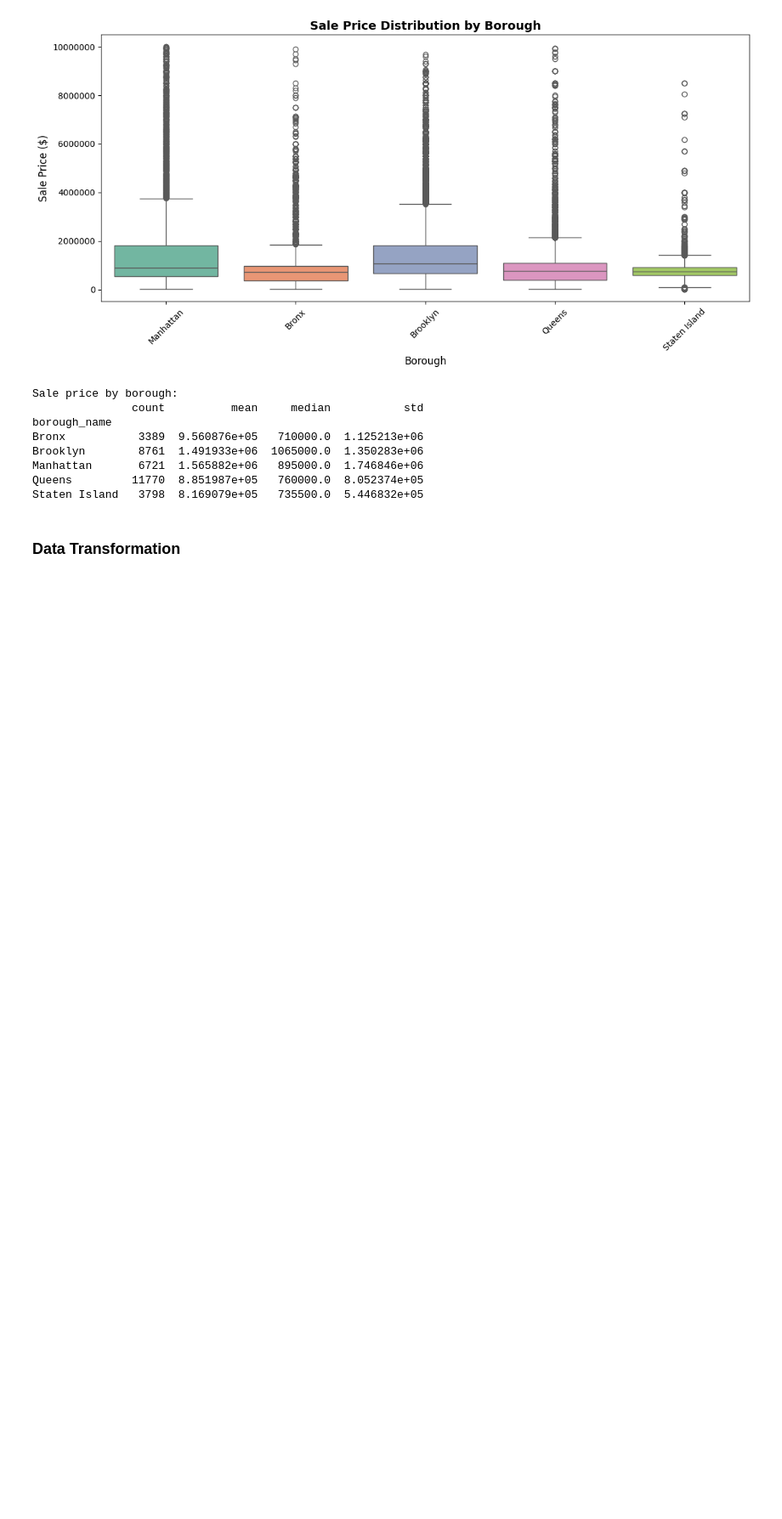
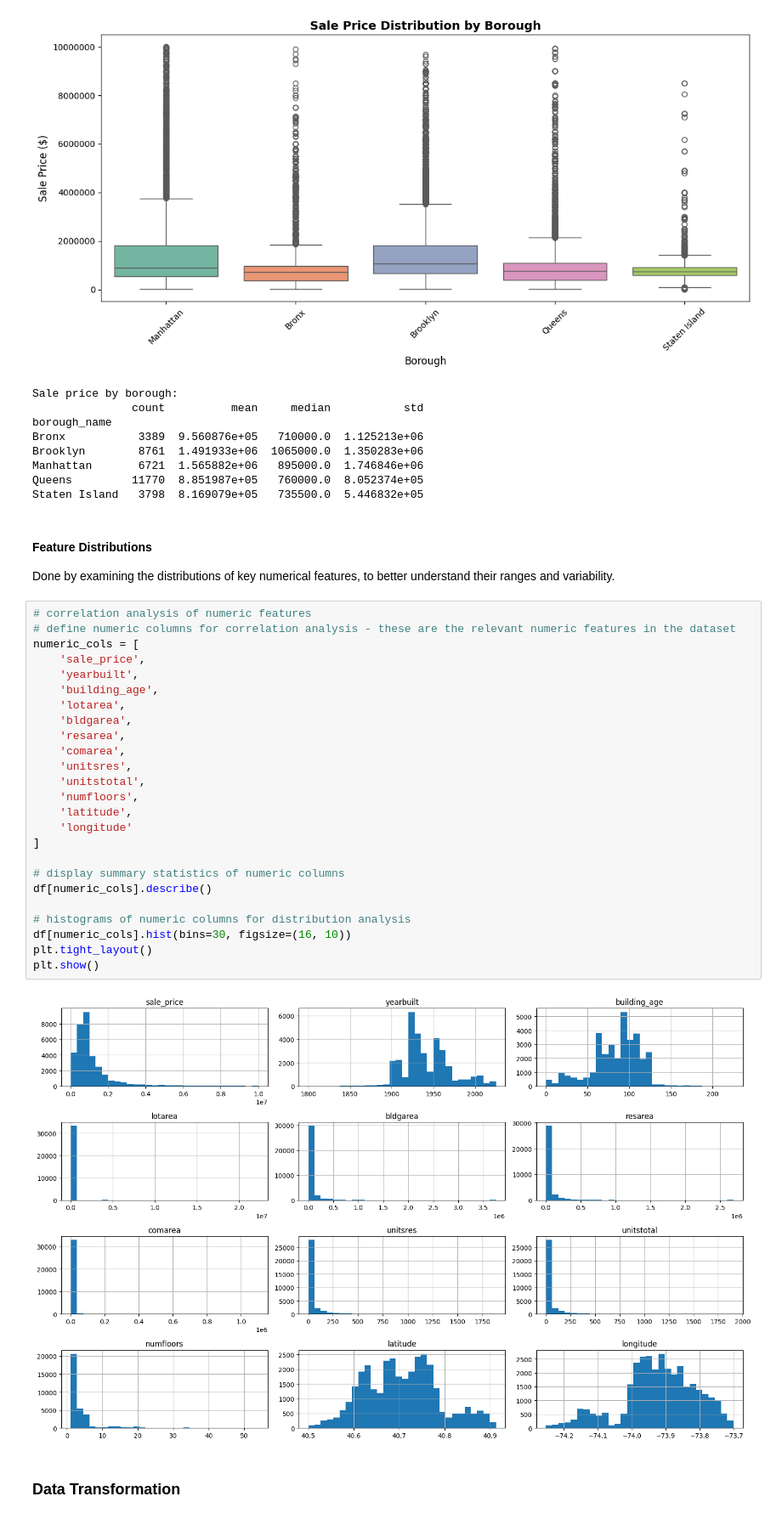
Before and after one commit to celina-ayl/capstone_project, a Jupyter notebook: capstone_project.ipynb, the cells around one changed output. Shown at 85% size. Saved outputs shown, nothing was run; the diff lists cells and outputs as text; blank space fills up the shorter version.

Commit message:
Add feature distribution analsyis

```diff
--- a/capstone_project.ipynb
+++ b/capstone_project.ipynb
@@ -173,6 +174,37 @@ Brooklyn        8761  1.491933e+06  1065000.0  1.350283e+06
 Manhattan       6721  1.565882e+06   895000.0  1.746846e+06
 Queens         11770  8.851987e+05   760000.0  8.052374e+05
 Staten Island   3798  8.169079e+05   735500.0  5.446832e+05
+# %% [markdown]
+#### Feature Distributions
+
+Done by examining the distributions of key numerical features, to better understand their ranges and variability.
+# %%
+# correlation analysis of numeric features
+# define numeric columns for correlation analysis - these are the relevant numeric features in the dataset
+numeric_cols = [
+    'sale_price',
+    'yearbuilt',
+    'building_age',
+    'lotarea',
+    'bldgarea',
+    'resarea',
+    'comarea',
+    'unitsres',
+    'unitstotal',
+    'numfloors',
+    'latitude',
+    'longitude'
+]
+
+# display summary statistics of numeric columns
+df[numeric_cols].describe()
+
+# histograms of numeric columns for distribution analysis
+df[numeric_cols].hist(bins=30, figsize=(16, 10))
+plt.tight_layout()
+plt.show()
+# %% [output]
+[figure, added]
 # %% [markdown]
 ### Data Transformation
 # %% [markdown]
```
Also changed, not shown: parts of 2 cells of this notebook.
